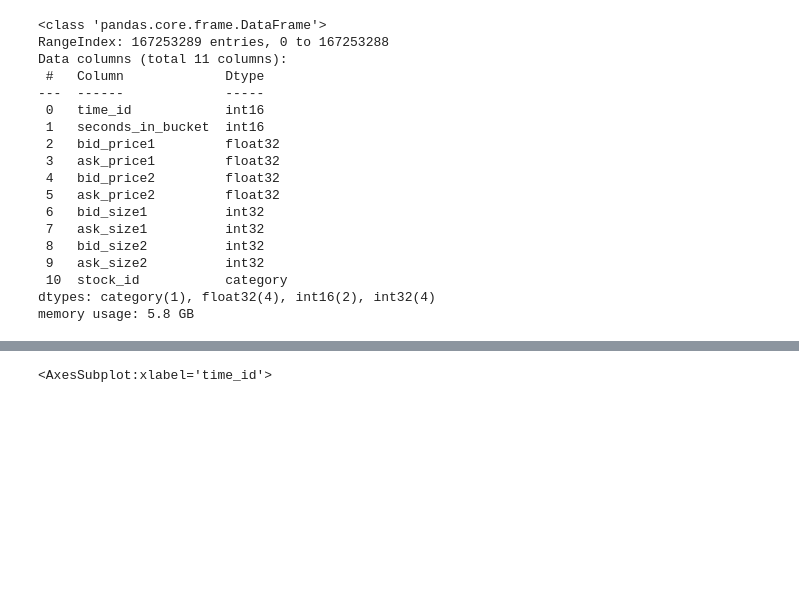
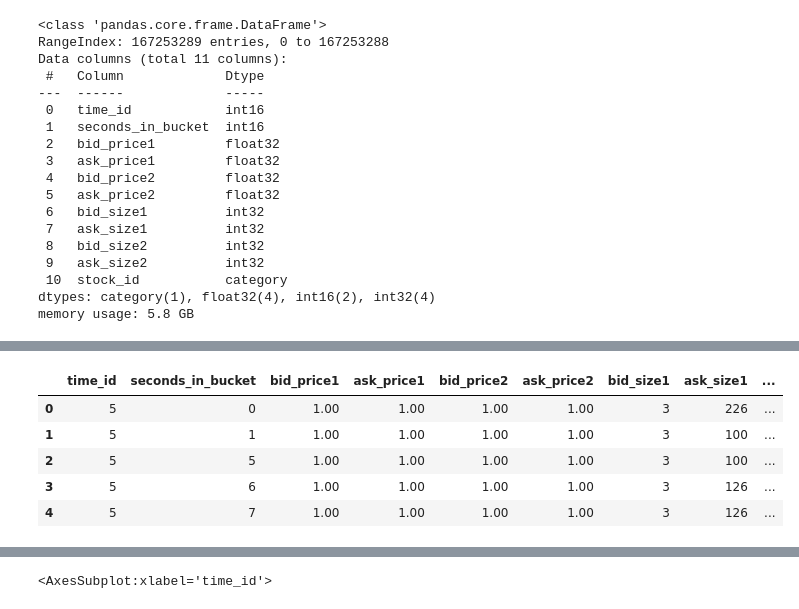
Before and after one commit to Luv2bnanook44/volatility_predictor_optiver, a Jupyter notebook: workspace.ipynb, the cells around one changed output, grey strips where cells are left out. Saved outputs shown, nothing was run; the diff lists cells and outputs as text; code cells hidden in the pictures; blank space fills up the shorter version.

```diff
--- a/workspace.ipynb
+++ b/workspace.ipynb
@@ -78,0 +83,9 @@ ValueError: ('_SigmoidCalibration', <class 'sklearn.calibration._SigmoidCalibrat
+# %%
+test_df.head()
+# %% [output]
+|  | time_id | seconds_in_bucket | bid_price1 | ask_price1 | bid_price2 | ask_price2 | bid_size1 | ask_size1 | ... |
+| 0 | 5 | 0 | 1.00 | 1.00 | 1.00 | 1.00 | 3 | 226 | ... |
+| 1 | 5 | 1 | 1.00 | 1.00 | 1.00 | 1.00 | 3 | 100 | ... |
+| 2 | 5 | 5 | 1.00 | 1.00 | 1.00 | 1.00 | 3 | 100 | ... |
+| 3 | 5 | 6 | 1.00 | 1.00 | 1.00 | 1.00 | 3 | 126 | ... |
+| 4 | 5 | 7 | 1.00 | 1.00 | 1.00 | 1.00 | 3 | 126 | ... |
```
Also changed, not shown: parts of 11 cells of this notebook.
